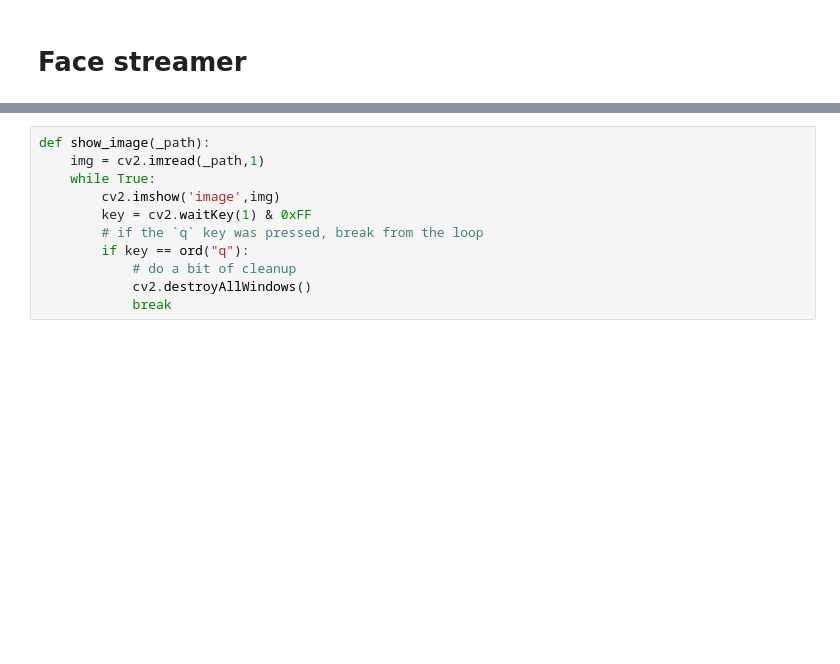
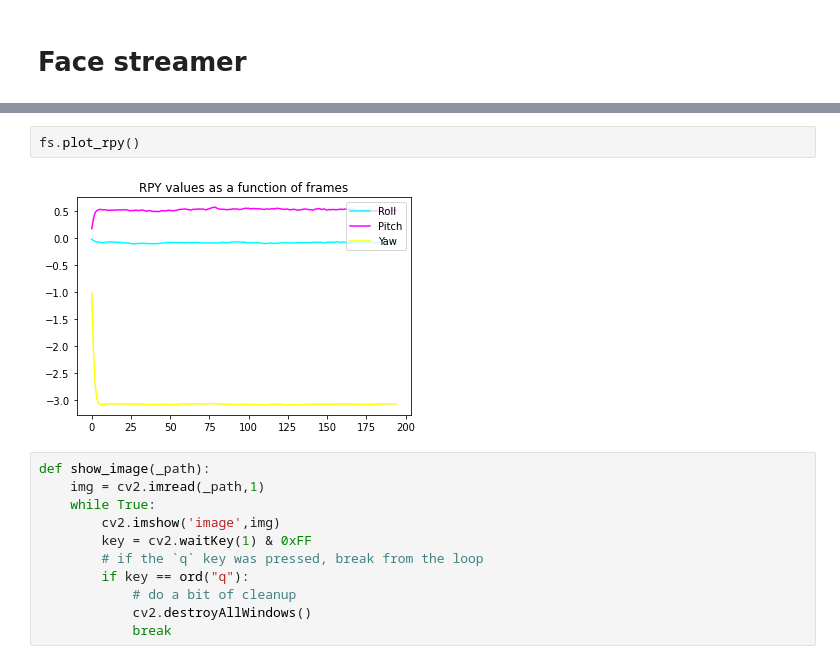
Before and after one commit to BrandonThaiTran/zoom_physio, a Jupyter notebook: nbs/utils.ipynb, the cells around one changed output, grey strips where cells are left out. Saved outputs shown, nothing was run; the diff lists cells and outputs as text; blank space fills up the shorter version.

```diff
--- a/nbs/utils.ipynb
+++ b/nbs/utils.ipynb
@@ -249,3 +245,7 @@ def stream_face_detection(filename=None):
+# %%
+fs.plot_rpy()
+# %% [output]
+[figure, added]
 # %%
 def show_image(_path):
     img = cv2.imread(_path,1)
```
Also changed, not shown: parts of 6 cells of this notebook.
